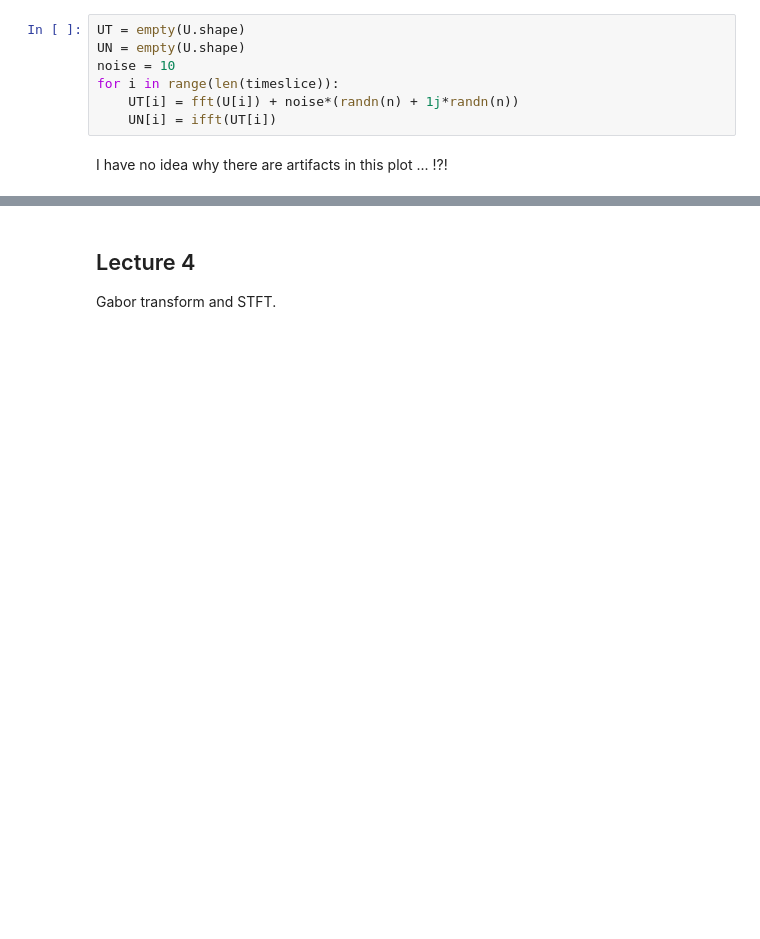
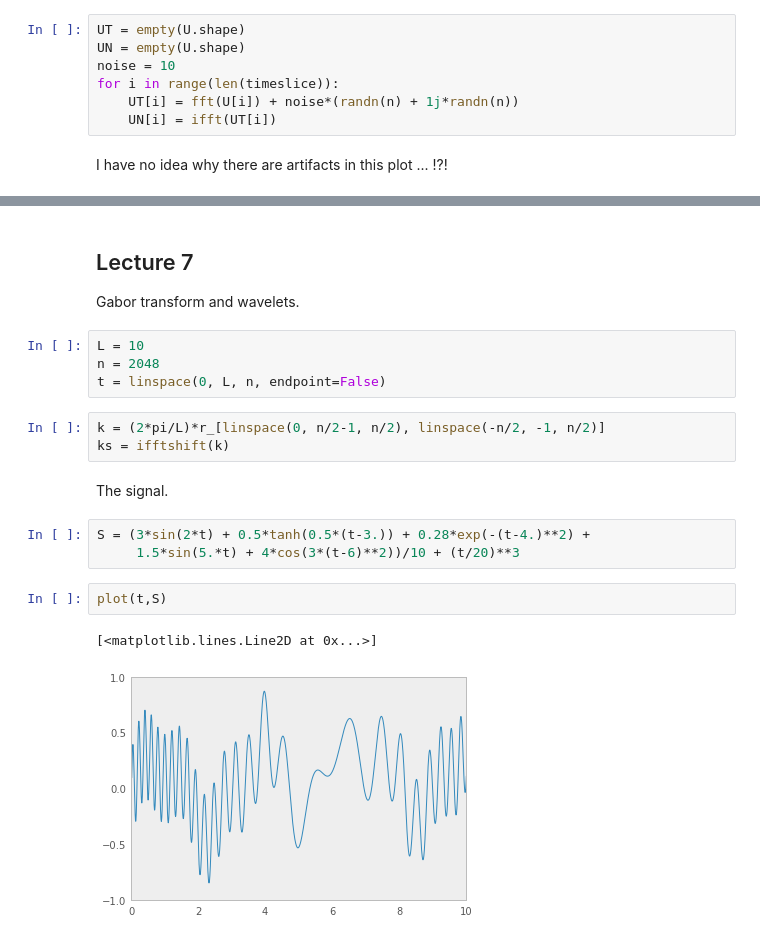
Before and after one commit to ksawlani/ComputationalMethodsCourse, a Jupyter notebook: Coursera Data Analysis.ipynb, the cells around one changed output, grey strips where cells are left out. Drawn from its saved outputs; the diff is of its cells as text; blank space fills up the shorter version.

Commit message:
Updated content for Lecture 7

```diff
--- a/Coursera Data Analysis.ipynb
+++ b/Coursera Data Analysis.ipynb
@@ -330,4 +330,21 @@ ax.view_init(20,-120)
 # %% [markdown]
-## Lecture 4
+## Lecture 7
 
-Gabor transform and STFT.
+Gabor transform and wavelets.
+# %%
+L = 10
+n = 2048
+t = linspace(0, L, n, endpoint=False)
+# %%
+k = (2*pi/L)*r_[linspace(0, n/2-1, n/2), linspace(-n/2, -1, n/2)]
+ks = ifftshift(k)
+# %% [markdown]
+The signal.
+# %%
+S = (3*sin(2*t) + 0.5*tanh(0.5*(t-3.)) + 0.28*exp(-(t-4.)**2) +
+     1.5*sin(5.*t) + 4*cos(3*(t-6)**2))/10 + (t/20)**3
+# %%
+plot(t,S)
+# %% [output]
+[<matplotlib.lines.Line2D at 0x...>]
+[figure, added]
```
Also changed, not shown: parts of 18 cells of this notebook.
